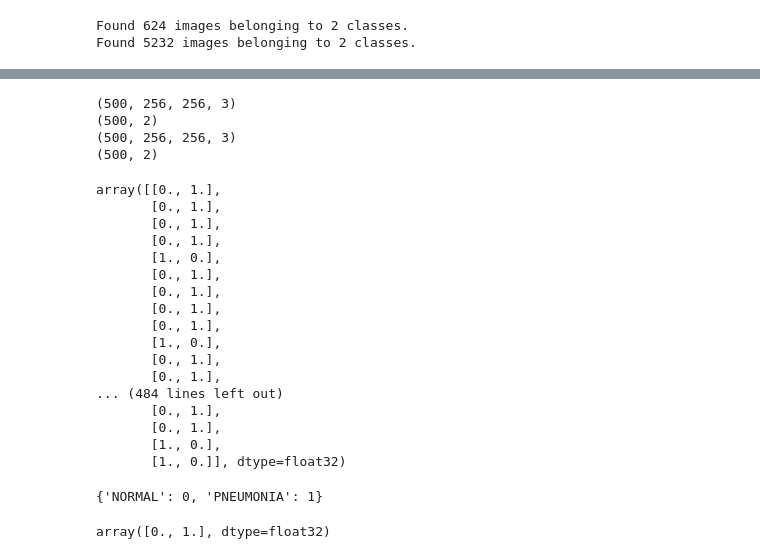
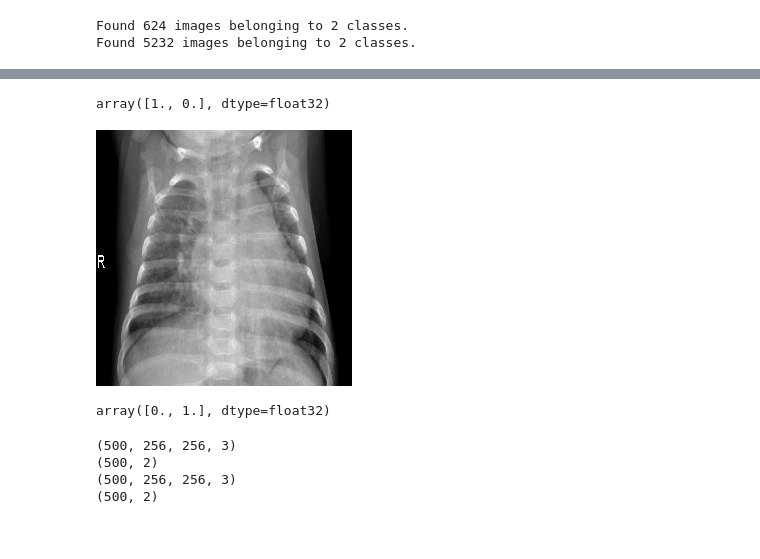
Before and after one commit to itcalderon/pneumonia_image_classification, a Jupyter notebook: 01.Preprocessing-Italo.ipynb, the cells around one changed output, grey strips where cells are left out. Drawn from its saved outputs; the diff is of its cells as text; code cells hidden in the pictures.

```diff
--- a/01.Preprocessing-Italo.ipynb
+++ b/01.Preprocessing-Italo.ipynb
@@ -58,3 +56,15 @@ array_to_img(train_images[132])
+# %%
+train_labels[132]
+# %% [output]
+array([1., 0.], dtype=float32)
+# %%
+array_to_img(train_images[355])
+# %% [output]
+[figure, added]
+# %%
+train_labels[355]
+# %% [output]
+array([0., 1.], dtype=float32)
 # %%
 print(np.shape(train_images))
 print(np.shape(train_labels))
@@ -65,31 +75,3 @@ print(np.shape(test_labels))
 (500, 2)
 (500, 256, 256, 3)
 (500, 2)
-# %%
-train_labels
-# %% [output]
-array([[0., 1.],
-       [0., 1.],
-       [0., 1.],
-       [0., 1.],
-       [1., 0.],
-       [0., 1.],
-       [0., 1.],
-       [0., 1.],
-       [0., 1.],
-       [1., 0.],
-       [0., 1.],
-       [0., 1.],
-... (484 lines left out)
-       [0., 1.],
-       [0., 1.],
-       [1., 0.],
-       [1., 0.]], dtype=float32)
-# %%
-train_generator.class_indices
-# %% [output]
-{'NORMAL': 0, 'PNEUMONIA': 1}
-# %%
-train_labels[1]
-# %% [output]
-array([0., 1.], dtype=float32)
```
Also changed, not shown: parts of 4 cells of this notebook.
